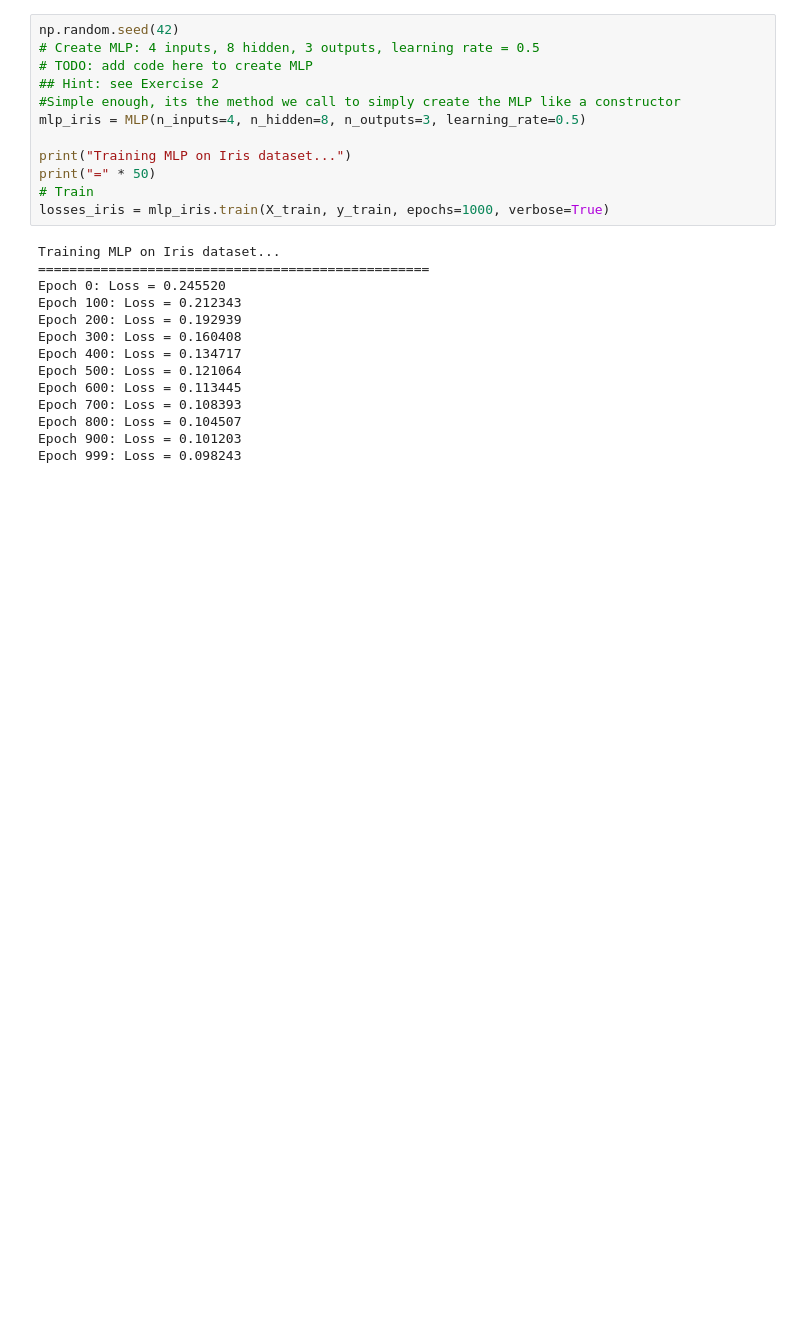
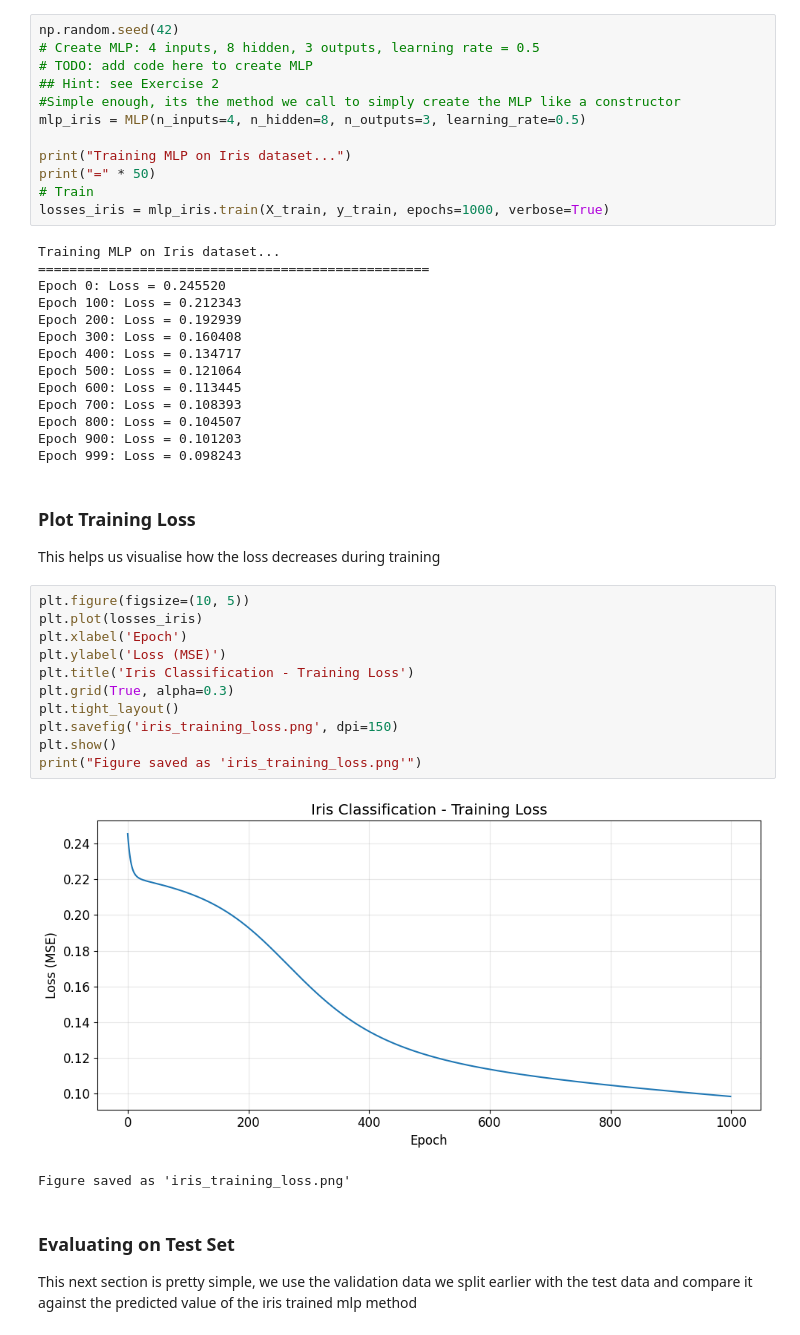
Before and after one commit to eoinocathasaigh/Artificial-Intelligence-Labs, a Jupyter notebook: Lab 2/Lab2.ipynb, the cells around one changed output. Drawn from its saved outputs; the diff is of its cells as text; blank space fills up the shorter version.

Commit message:
Completed exercise 2 - training the MLP using iris

```diff
--- a/Lab 2/Lab2.ipynb
+++ b/Lab 2/Lab2.ipynb
@@ -360,3 +363,23 @@ Epoch 700: Loss = 0.108393
 Epoch 800: Loss = 0.104507
 Epoch 900: Loss = 0.101203
 Epoch 999: Loss = 0.098243
+# %% [markdown]
+### Plot Training Loss
+This helps us visualise how the loss decreases during training
+# %%
+plt.figure(figsize=(10, 5))
+plt.plot(losses_iris)
+plt.xlabel('Epoch')
+plt.ylabel('Loss (MSE)')
+plt.title('Iris Classification - Training Loss')
+plt.grid(True, alpha=0.3)
+plt.tight_layout()
+plt.savefig('iris_training_loss.png', dpi=150)
+plt.show()
+print("Figure saved as 'iris_training_loss.png'")
+# %% [output]
+[figure, added]
+Figure saved as 'iris_training_loss.png'
+# %% [markdown]
+### Evaluating on Test Set
+This next section is pretty simple, we use the validation data we split earlier with the test data and compare it against the predicted value of the iris trained mlp method
```
Also changed, not shown: parts of 2 cells of this notebook, 1 other file.
